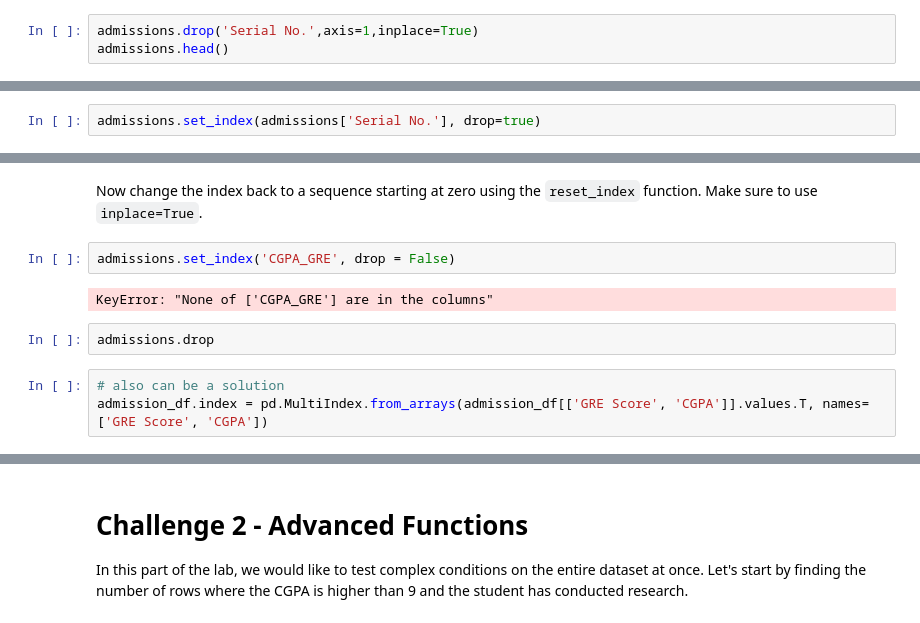
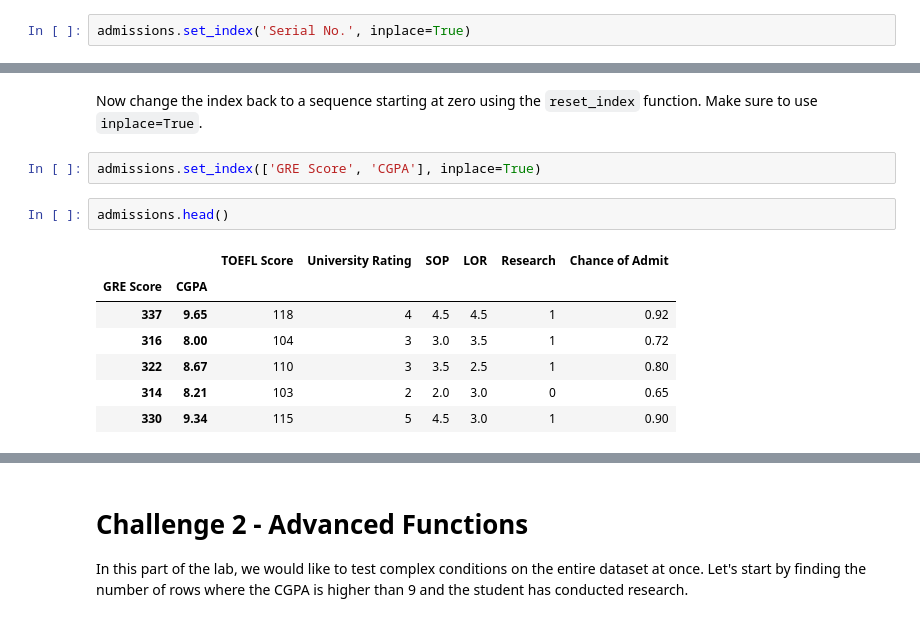
Before and after one commit to Marinasel86/lab-advanced-pandas, a Jupyter notebook: your-code/main.ipynb, the cells around one changed output, grey strips where cells are left out. Cells and saved outputs as stored; diff of their text form.

```diff
--- a/your-code/main.ipynb
+++ b/your-code/main.ipynb
@@ -108,6 +108,5 @@ dtype: int64
 # %% [markdown]
 Interestingly, there is a column that uniquely identifies the applicants. This column is the serial number column. Instead of having our own index, we should make this column our index. Do this in the cell below. Keep the column in the dataframe in addition to making it an index.
 # %%
-admissions.drop('Serial No.',axis=1,inplace=True)
-admissions.head()
+admissions.set_index('Serial No.', inplace=True)
 # %% [output]
@@ -120,2 +113,0 @@ admissions.head()
-# %%
-admissions.set_index(admissions['Serial No.'], drop=true)
@@ -156,12 +164,15 @@ admissions.head()
 Replace the index with an index comprised of two columns - `GRE Score` and `CGPA`. Remove the columns from the dataset as well. Make sure to use `inplace=True`.
 # %% [markdown]
 Now change the index back to a sequence starting at zero using the `reset_index` function. Make sure to use `inplace=True`.
-# %%
-admissions.set_index('CGPA_GRE', drop = False)
-# %% [output]
-KeyError: "None of ['CGPA_GRE'] are in the columns"
+# %%
+admissions.set_index(['GRE Score', 'CGPA'], inplace=True)
 # %%
-admissions.drop
+admissions.head()
+# %% [output]
+|  |  | TOEFL Score | University Rating | SOP | LOR | Research | Chance of Admit |
+| GRE Score | CGPA |  |  |  |  |  |  |
+| 337 | 9.65 | 118 | 4 | 4.5 | 4.5 | 1 | 0.92 |
+| 316 | 8.00 | 104 | 3 | 3.0 | 3.5 | 1 | 0.72 |
+| 322 | 8.67 | 110 | 3 | 3.5 | 2.5 | 1 | 0.80 |
+| 314 | 8.21 | 103 | 2 | 2.0 | 3.0 | 0 | 0.65 |
+| 330 | 9.34 | 115 | 5 | 4.5 | 3.0 | 1 | 0.90 |
-# %%
-# also can be a solution
-admission_df.index = pd.MultiIndex.from_arrays(admission_df[['GRE Score', 'CGPA']].values.T, names=['GRE Score', 'CGPA'])
```
Also changed, not shown: parts of 24 cells of this notebook.
